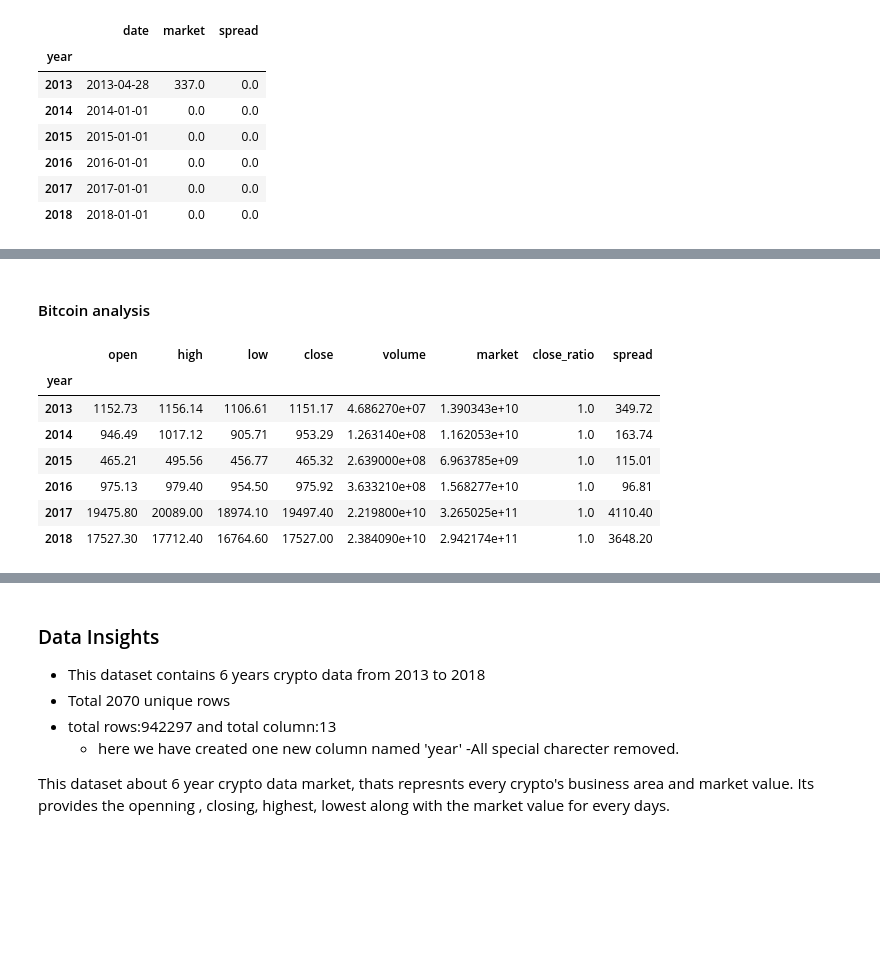
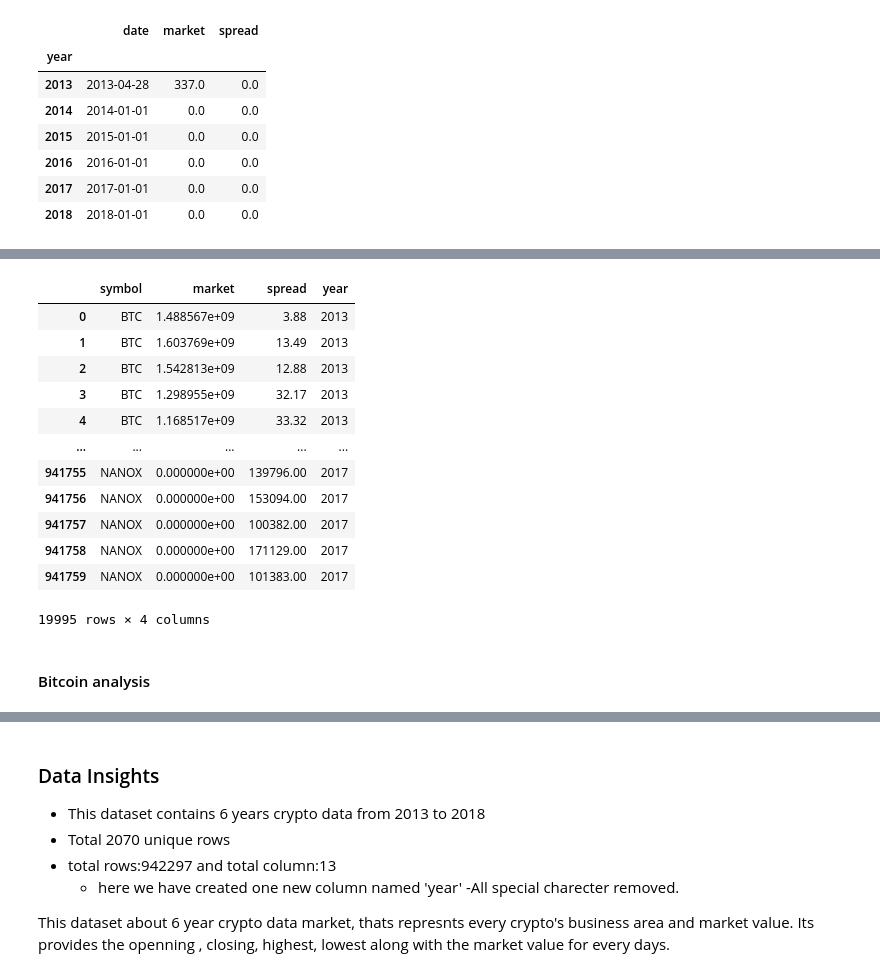
Before and after one commit to anupghosh-git/crypto-markets-data-analysis, a Jupyter notebook: Crypto-markets-data-analysis.ipynb, the cells around one changed output, grey strips where cells are left out. Cells and saved outputs as stored; diff of their text form; code cells hidden in the pictures; blank space fills up the shorter version.

Commit message:
Data filtering update: new column added

```diff
--- a/Crypto-markets-data-analysis.ipynb
+++ b/Crypto-markets-data-analysis.ipynb
@@ -182,0 +191,8 @@ df_cr
+# %%
+
+df_cr['date'] = pd.to_datetime(df_cr['date'])
+df_cr['year'] = df_cr['date'].dt.year
+df_cr['month'] = df_cr['date'].dt.month
+
+df_cr['open_close_dif'] = df_cr['open'] - df_cr['close']
+df_cr['fluctuation'] = df_cr['high'] - df_cr['low']
@@ -257,2 +309,22 @@ df_yearly_breakdown_med = df_yearly_breakdown.median()
+# %%
+# spreading anylysis
+df_spread_year = df_cr[['symbol','market','spread','year']]
+#df_cr.columns
+df_spread_year_g = df_spread_year.groupby('symbol')
+df_spread_year_g.head(10)
+# %% [output]
+|  | symbol | market | spread | year |
+| 0 | BTC | 1.488567e+09 | 3.88 | 2013 |
+| 1 | BTC | 1.603769e+09 | 13.49 | 2013 |
+| 2 | BTC | 1.542813e+09 | 12.88 | 2013 |
+| 3 | BTC | 1.298955e+09 | 32.17 | 2013 |
+| 4 | BTC | 1.168517e+09 | 33.32 | 2013 |
+| ... | ... | ... | ... | ... |
+| 941755 | NANOX | 0.000000e+00 | 139796.00 | 2017 |
+| 941756 | NANOX | 0.000000e+00 | 153094.00 | 2017 |
+| 941757 | NANOX | 0.000000e+00 | 100382.00 | 2017 |
+| 941758 | NANOX | 0.000000e+00 | 171129.00 | 2017 |
+| 941759 | NANOX | 0.000000e+00 | 101383.00 | 2017 |
+19995 rows × 4 columns
 # %% [markdown]
 #### Bitcoin analysis
@@ -265,14 +333,4 @@ df_bitcoin = df_year[df_year['symbol'] == 'BTC']
 df_bitcoin = df_bitcoin.iloc[:,5:]
 # %%
 df_btc_yearly_breakdown = df_bitcoin.groupby(by=['year'])
-df_btc_yearly_breakdown.max()
-# %% [output]
-|  | open | high | low | close | volume | market | close_ratio | spread |
-| year |  |  |  |  |  |  |  |  |
-| 2013 | 1152.73 | 1156.14 | 1106.61 | 1151.17 | 4.686270e+07 | 1.390343e+10 | 1.0 | 349.72 |
-| 2014 | 946.49 | 1017.12 | 905.71 | 953.29 | 1.263140e+08 | 1.162053e+10 | 1.0 | 163.74 |
-| 2015 | 465.21 | 495.56 | 456.77 | 465.32 | 2.639000e+08 | 6.963785e+09 | 1.0 | 115.01 |
-| 2016 | 975.13 | 979.40 | 954.50 | 975.92 | 3.633210e+08 | 1.568277e+10 | 1.0 | 96.81 |
-| 2017 | 19475.80 | 20089.00 | 18974.10 | 19497.40 | 2.219800e+10 | 3.265025e+11 | 1.0 | 4110.40 |
-| 2018 | 17527.30 | 17712.40 | 16764.60 | 17527.00 | 2.384090e+10 | 2.942174e+11 | 1.0 | 3648.20 |
 # %%
```
Also changed, not shown: parts of 9 cells of this notebook.
